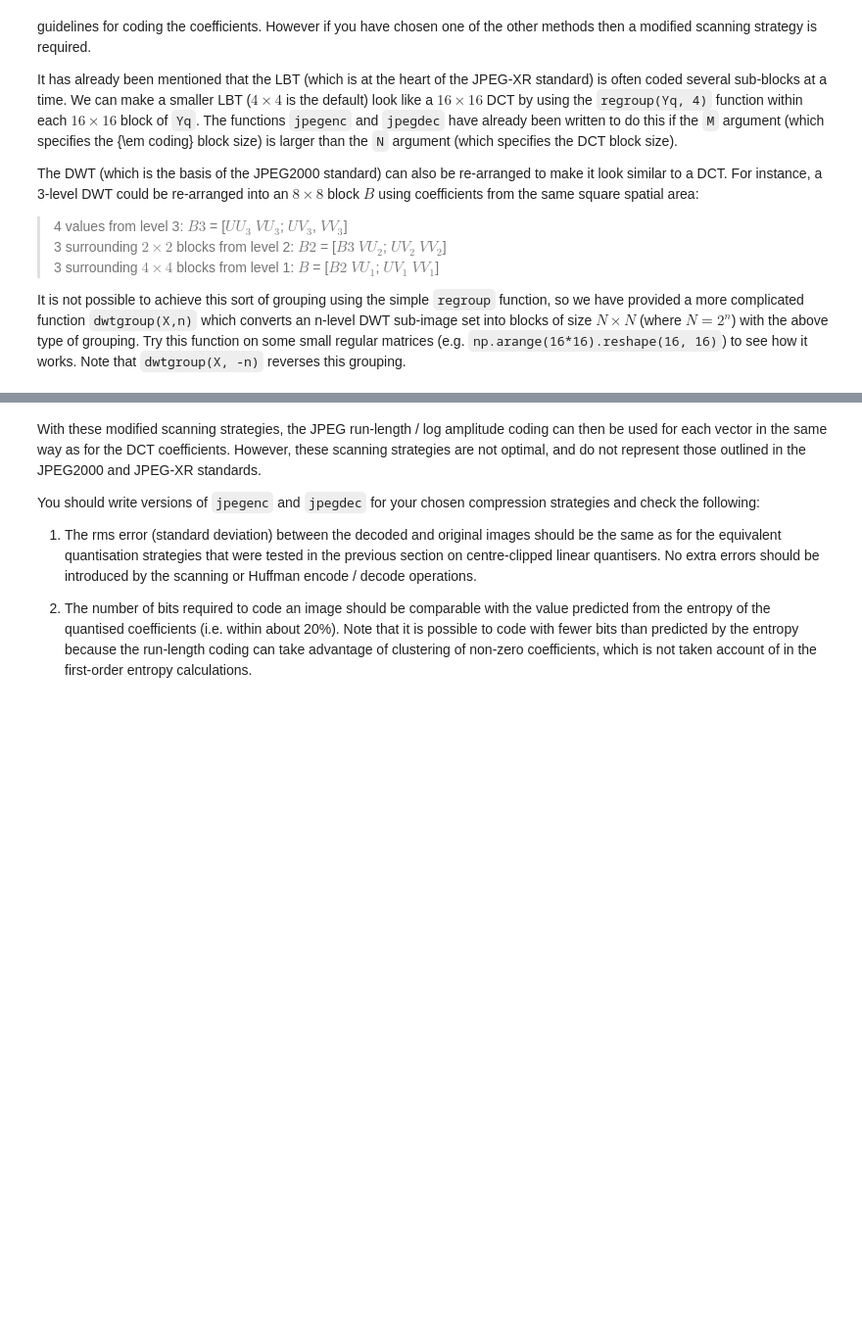
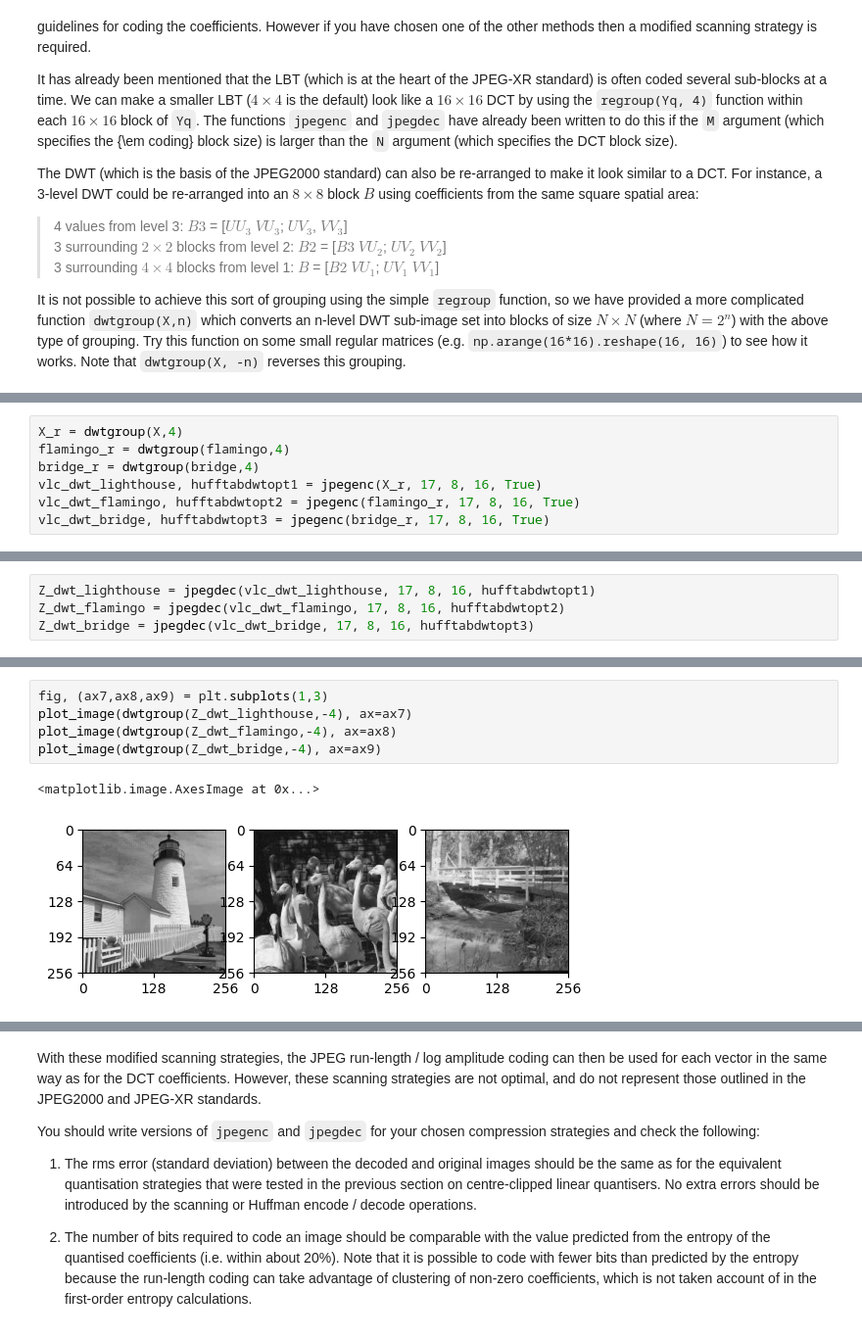
Before and after one commit to mas302/cued_sf2_lab, a Jupyter notebook: 12-huffman.ipynb, the cells around one changed output, grey strips where cells are left out. Shown at 98% size. Drawn from its saved outputs; the diff is of its cells as text; blank space fills up the shorter version.

```diff
--- a/12-huffman.ipynb
+++ b/12-huffman.ipynb
@@ -197,0 +293,7 @@ print(dwtgroup(x, 2))
+# %%
+X_r = dwtgroup(X,4)
+flamingo_r = dwtgroup(flamingo,4)
+bridge_r = dwtgroup(bridge,4)
+vlc_dwt_lighthouse, hufftabdwtopt1 = jpegenc(X_r, 17, 8, 16, True)
+vlc_dwt_flamingo, hufftabdwtopt2 = jpegenc(flamingo_r, 17, 8, 16, True)
+vlc_dwt_bridge, hufftabdwtopt3 = jpegenc(bridge_r, 17, 8, 16, True)
@@ -197,0 +318,4 @@ print(dwtgroup(x, 2))
+# %%
+Z_dwt_lighthouse = jpegdec(vlc_dwt_lighthouse, 17, 8, 16, hufftabdwtopt1)
+Z_dwt_flamingo = jpegdec(vlc_dwt_flamingo, 17, 8, 16, hufftabdwtopt2)
+Z_dwt_bridge = jpegdec(vlc_dwt_bridge, 17, 8, 16, hufftabdwtopt3)
@@ -197,0 +337,8 @@ print(dwtgroup(x, 2))
+# %%
+fig, (ax7,ax8,ax9) = plt.subplots(1,3)
+plot_image(dwtgroup(Z_dwt_lighthouse,-4), ax=ax7)
+plot_image(dwtgroup(Z_dwt_flamingo,-4), ax=ax8)
+plot_image(dwtgroup(Z_dwt_bridge,-4), ax=ax9)
+# %% [output]
+<matplotlib.image.AxesImage at 0x...>
+[figure, added]
```
Also changed, not shown: parts of 9 cells of this notebook, 1 other file.
